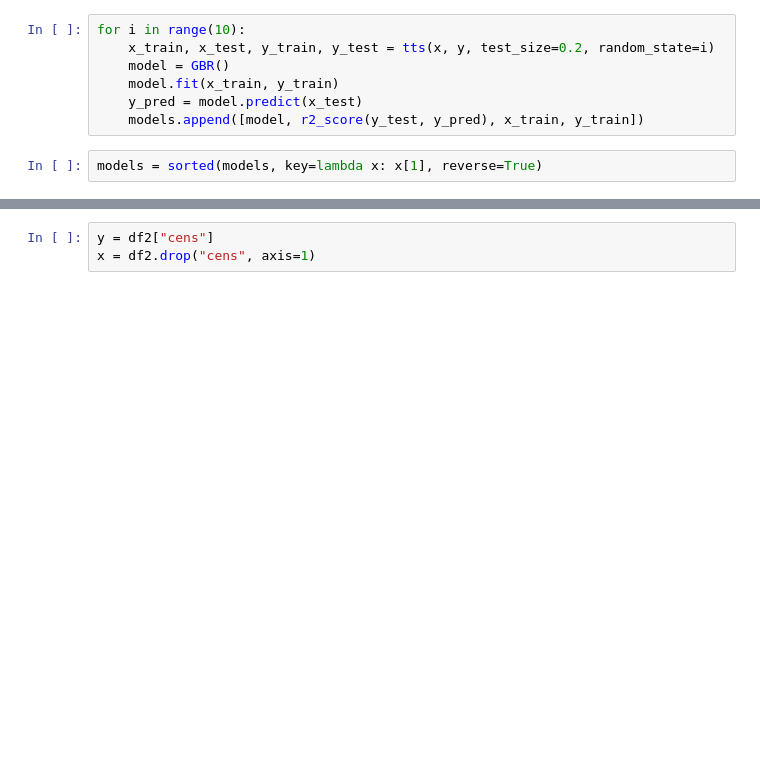
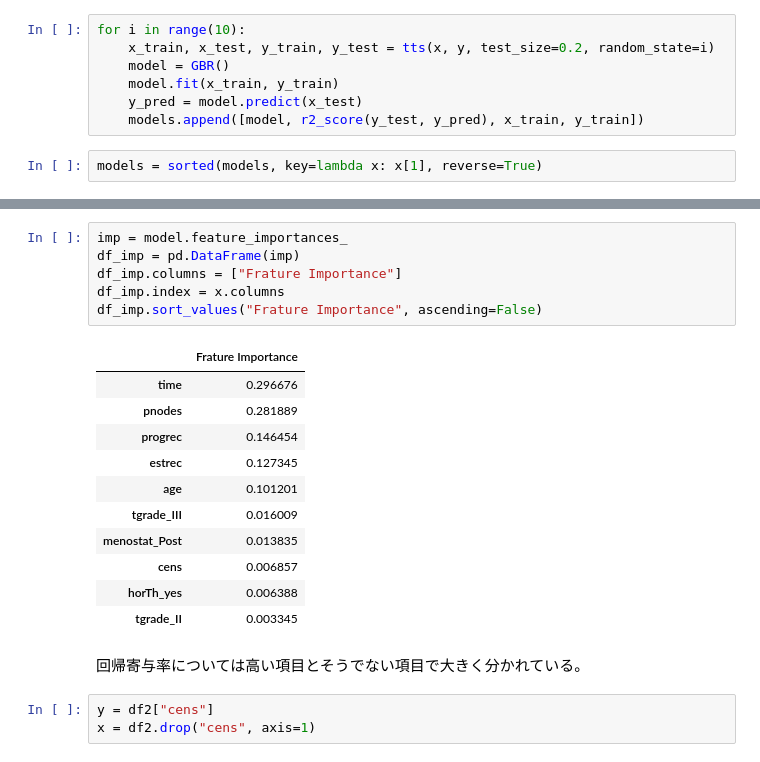
Before and after one commit to NTanaka1994/DataAnalysis, a Jupyter notebook: 使用データ/PBL_SUB.ipynb, the cells around one changed output, grey strips where cells are left out. Drawn from its saved outputs; the diff is of its cells as text; blank space fills up the shorter version.

```diff
--- a/使用データ/PBL_SUB.ipynb
+++ b/使用データ/PBL_SUB.ipynb
@@ -693,3 +702,23 @@ R2-Score = 0.17663645392092708
+# %%
+imp = model.feature_importances_
+df_imp = pd.DataFrame(imp)
+df_imp.columns = ["Frature Importance"]
+df_imp.index = x.columns
+df_imp.sort_values("Frature Importance", ascending=False)
+# %% [output]
+|  | Frature Importance |
+| time | 0.296676 |
+| pnodes | 0.281889 |
+| progrec | 0.146454 |
+| estrec | 0.127345 |
+| age | 0.101201 |
+| tgrade_III | 0.016009 |
+| menostat_Post | 0.013835 |
+| cens | 0.006857 |
+| horTh_yes | 0.006388 |
+| tgrade_II | 0.003345 |
+# %% [markdown]
+回帰寄与率については高い項目とそうでない項目で大きく分かれている。
 # %%
 y = df2["cens"]
 x = df2.drop("cens", axis=1)
```
Also changed, not shown: parts of 24 cells of this notebook.
